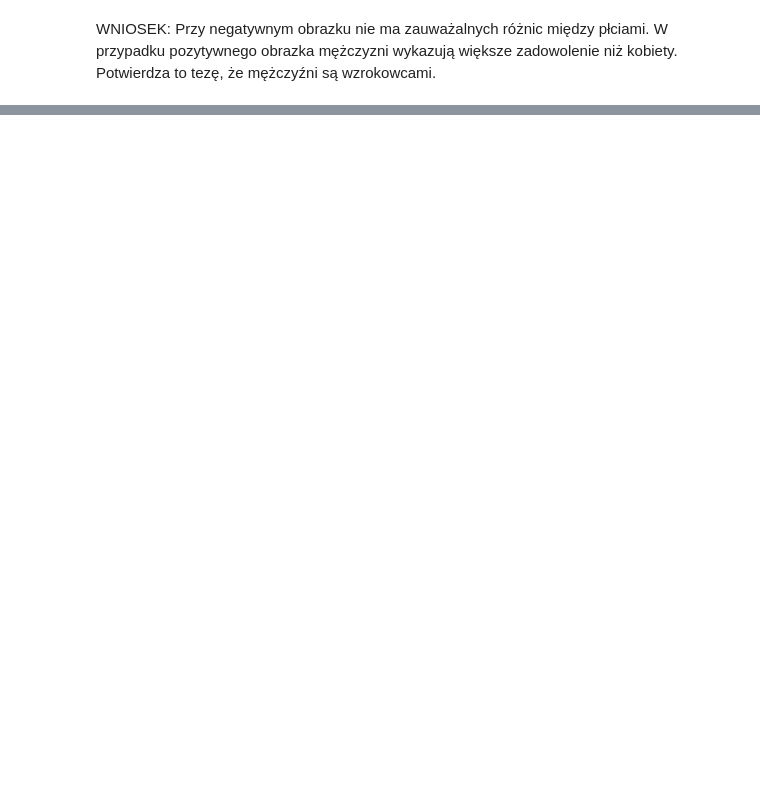
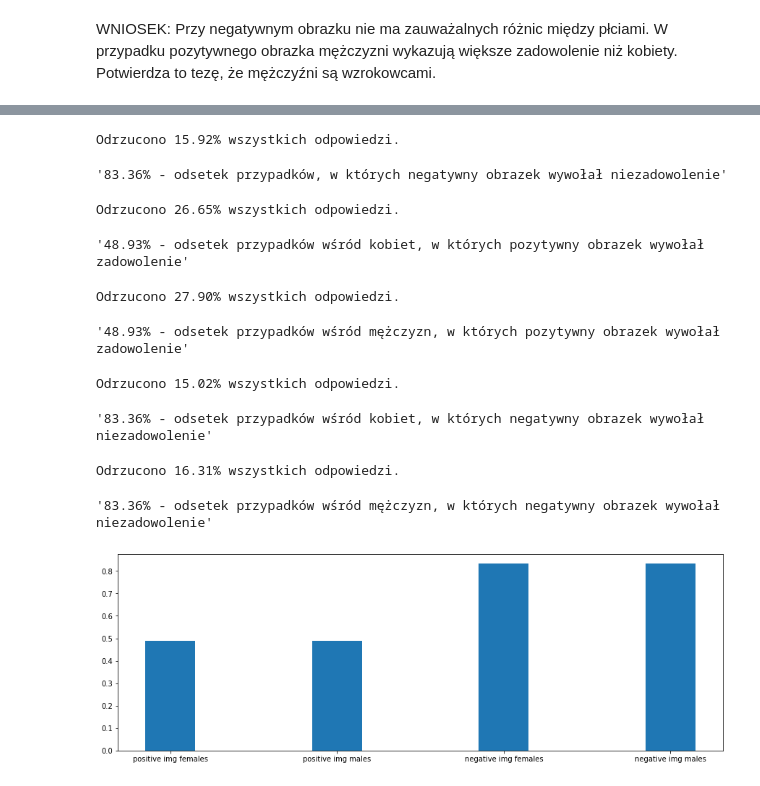
Before and after one commit to PiotrMor/psi-project, a Jupyter notebook: notebooks/main.ipynb, the cells around one changed output, grey strips where cells are left out. Saved outputs shown, nothing was run; the diff lists cells and outputs as text; code cells hidden in the pictures; blank space fills up the shorter version.

Commit message:
Add exluding values that are close to zero in elementary school analysis

```diff
--- a/notebooks/main.ipynb
+++ b/notebooks/main.ipynb
@@ -255,0 +284,53 @@ WNIOSEK: Przy negatywnym obrazku nie ma zauważalnych różnic między płciami.
+# %%
+filtered_niv = filter_responses(df_ni_ps, interval)
+filtered_niv_percentage = sum(list(map(lambda x: 1 if x[0] < 0 else 0 , filtered_niv))) / len(filtered_niv)
+
+f'{filtered_niv_percentage * 100:.2f}% - odsetek przypadków, w których negatywny obrazek wywołał niezadowolenie'
+# %% [output]
+Odrzucono 15.92% wszystkich odpowiedzi.
+'83.36% - odsetek przypadków, w których negatywny obrazek wywołał niezadowolenie'
+# %%
+filtered_piv_females = filter_responses(df_pi_ns_females, interval)
+filtered_piv_females_percentage = sum(list(map(lambda x: 1 if x[0] >= 0 else 0 , filtered_piv_females))) / len(filtered_piv_females)
+
+f'{filtered_piv_females_percentage * 100:.2f}% - odsetek przypadków wśród kobiet, w których pozytywny obrazek wywołał zadowolenie'
+# %% [output]
+Odrzucono 26.65% wszystkich odpowiedzi.
+'48.93% - odsetek przypadków wśród kobiet, w których pozytywny obrazek wywołał zadowolenie'
+# %%
+filtered_piv_males = filter_responses(df_pi_ns_males, interval)
+filtered_piv_males_percentage = sum(list(map(lambda x: 1 if x[0] >= 0 else 0 , filtered_piv))) / len(filtered_piv)
+
+f'{filtered_piv_males_percentage * 100:.2f}% - odsetek przypadków wśród mężczyzn, w których pozytywny obrazek wywołał zadowolenie'
+# %% [output]
+Odrzucono 27.90% wszystkich odpowiedzi.
+'48.93% - odsetek przypadków wśród mężczyzn, w których pozytywny obrazek wywołał zadowolenie'
+# %%
+filtered_niv_females = filter_responses(df_ni_ps_females, interval)
+filtered_niv_females_percentage = sum(list(map(lambda x: 1 if x[0] < 0 else 0 , filtered_niv))) / len(filtered_niv)
+
+f'{filtered_niv_percentage * 100:.2f}% - odsetek przypadków wśród kobiet, w których negatywny obrazek wywołał niezadowolenie'
+# %% [output]
+Odrzucono 15.02% wszystkich odpowiedzi.
+'83.36% - odsetek przypadków wśród kobiet, w których negatywny obrazek wywołał niezadowolenie'
+# %%
+filtered_niv_males = filter_responses(df_ni_ps_males, interval)
+filtered_niv_males_percentage = sum(list(map(lambda x: 1 if x[0] < 0 else 0 , filtered_niv))) / len(filtered_niv)
+
+f'{filtered_niv_males_percentage * 100:.2f}% - odsetek przypadków wśród mężczyzn, w których negatywny obrazek wywołał niezadowolenie'
+# %% [output]
+Odrzucono 16.31% wszystkich odpowiedzi.
+'83.36% - odsetek przypadków wśród mężczyzn, w których negatywny obrazek wywołał niezadowolenie'
+# %%
+labels = ['positive img females', 'positive img males', 'negative img females', 'negative img males']
+values = [filtered_piv_females_percentage, filtered_piv_males_percentage, filtered_niv_females_percentage, filtered_niv_males_percentage]
+
+y_pos = np.arange(len(labels))
+
+plt.figure(figsize=(15, 5))
+plt.bar(y_pos, values, align='center', alpha=1, width=0.3)
+plt.xticks(y_pos, labels)
+
+plt.show()
+# %% [output]
+[figure, added]
```
Also changed, not shown: parts of 8 cells of this notebook.
